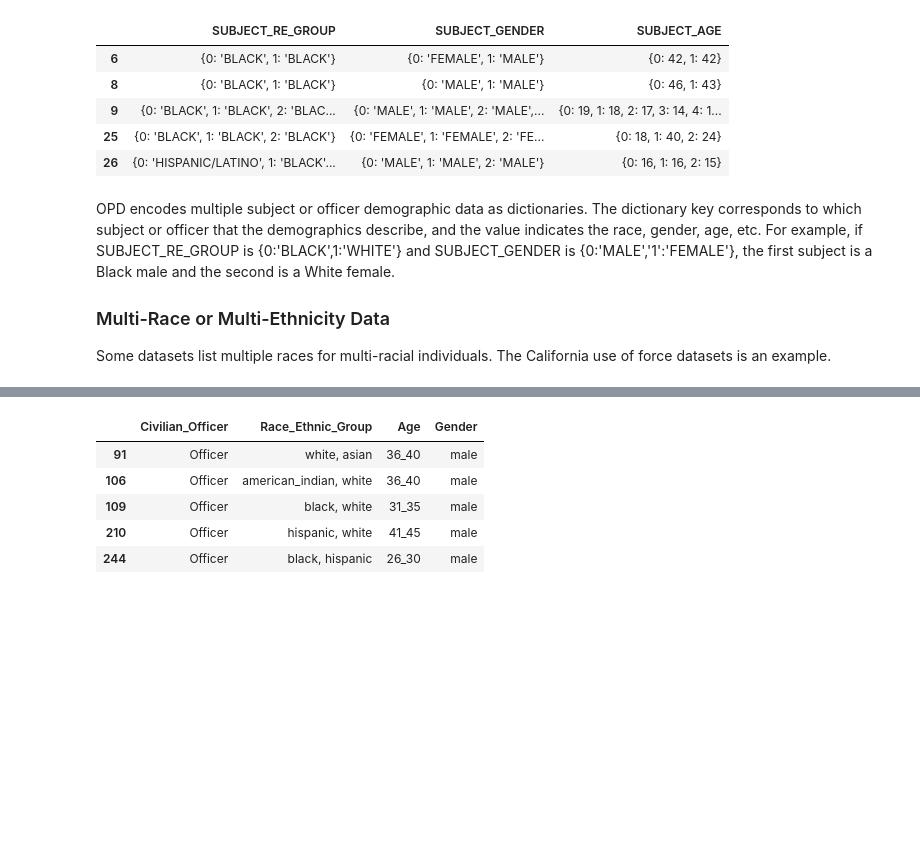
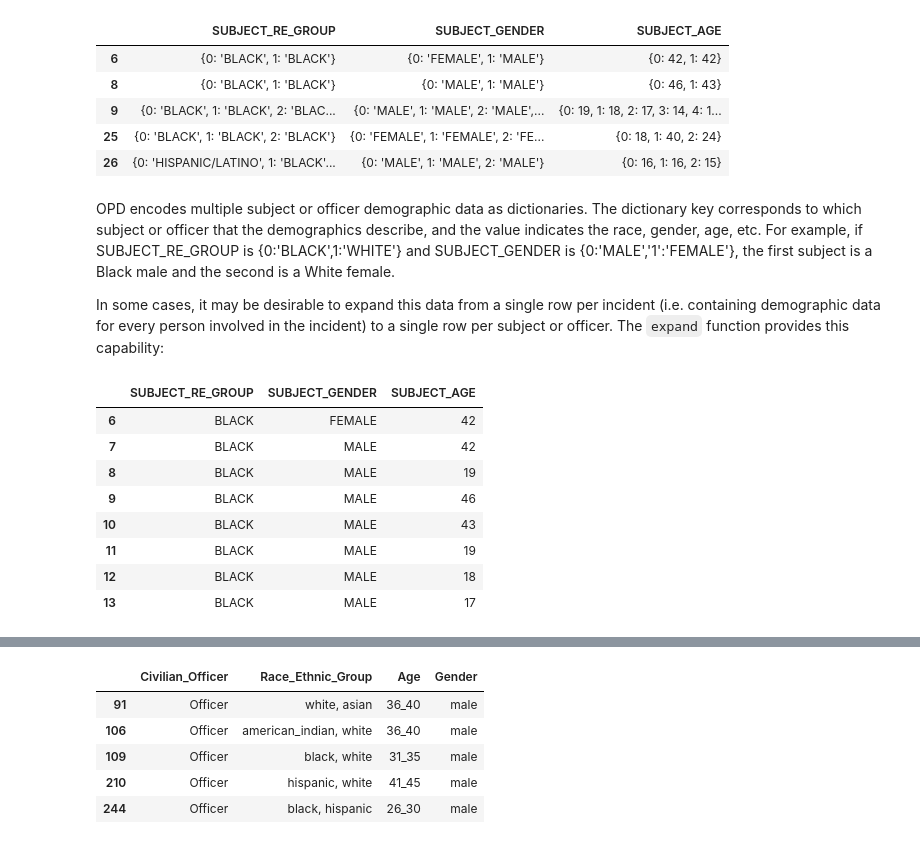
Before and after one commit to openpolicedata/opd-examples, a Jupyter notebook: standardization.ipynb, the cells around one changed output, grey strips where cells are left out. Cells and saved outputs as stored; diff of their text form; code cells hidden in the pictures; blank space fills up the shorter version.

```diff
--- a/standardization.ipynb
+++ b/standardization.ipynb
@@ -156,6 +174,6 @@ Some datasets encode the demographics of multiple subjects and/or officers into
 # %%
 src = opd.Source("New Orleans")
-tbl = src.load_from_url(2022, opd.defs.TableType.USE_OF_FORCE)
+tbl = src.load(opd.TableType.USE_OF_FORCE, 2022)
 # Find rows with demographics of multiple subjects. New Orleans uses the | to separate persons. This is not typical and would not be known in advance.
 is_mult = tbl.table['subject_gender'].str.contains("|",regex=False).fillna(False)
 tbl.table[is_mult][['subject_ethnicity','subject_gender','subject_age']].head()
@@ -181,5 +199,22 @@ tbl.table[[opd_columns.RE_GROUP_SUBJECT, opd_columns.GENDER_SUBJECT, opd_columns
 # %% [markdown]
 OPD encodes multiple subject or officer demographic data as dictionaries. The dictionary key corresponds to which subject or officer that the demographics describe, and the value indicates the race, gender, age, etc. For example, if SUBJECT_RE_GROUP is {0:'BLACK',1:'WHITE'} and SUBJECT_GENDER is {0:'MALE','1':'FEMALE'}, the first subject is a Black male and the second is a White female.
 
-### Multi-Race or Multi-Ethnicity Data
-Some datasets list multiple races for multi-racial individuals. The California use of force datasets is an example.
+In some cases, it may be desirable to expand this data from a single row per incident (i.e. containing demographic data for every person involved in the incident) to a single row per subject or officer. The `expand` function provides this capability:
+# %%
+# mismatch indicates what to do when a column to be expanded has the incorrect number of values
+# (such as if there are 2 genders and races but only 1 age). 'nan' fills with NaNs. 'splitsingle'
+# uses the single value for each expanded row in cases where a column has only 1 value. Default
+# is to throw an error.
+tbl.expand(person_type='subject', mismatch='nan')
+is_mult_index = is_mult[is_mult].index
+tbl.table[[opd.Column.RE_GROUP_SUBJECT, opd.Column.GENDER_SUBJECT, opd.Column.AGE_SUBJECT]].loc[is_mult_index[0]:is_mult_index[0]+7]
+# %% [output]
+|  | SUBJECT_RE_GROUP | SUBJECT_GENDER | SUBJECT_AGE |
+| 6 | BLACK | FEMALE | 42 |
+| 7 | BLACK | MALE | 42 |
+| 8 | BLACK | MALE | 19 |
+| 9 | BLACK | MALE | 46 |
+| 10 | BLACK | MALE | 43 |
+| 11 | BLACK | MALE | 19 |
+| 12 | BLACK | MALE | 18 |
+| 13 | BLACK | MALE | 17 |
```
Also changed, not shown: parts of 31 cells of this notebook.
